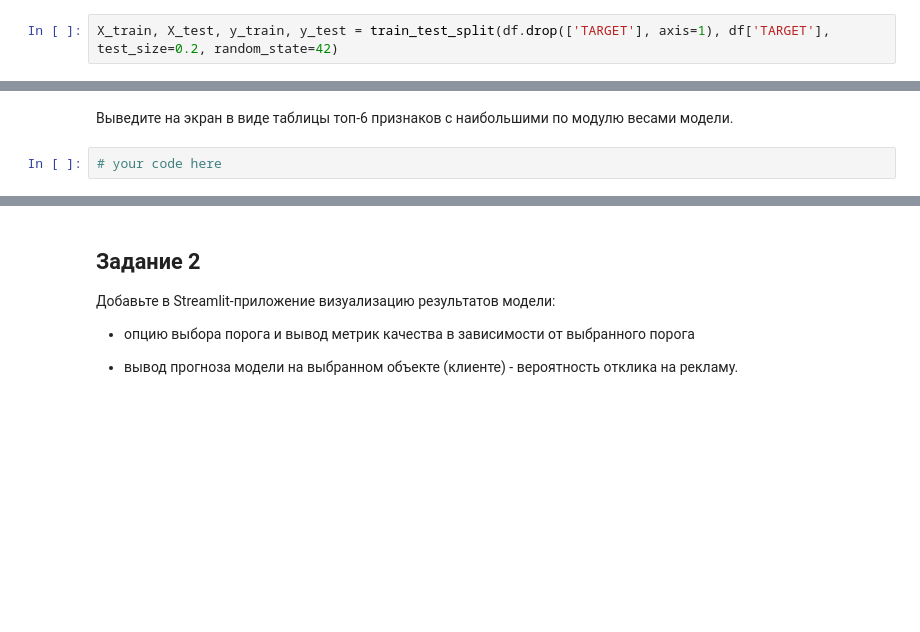
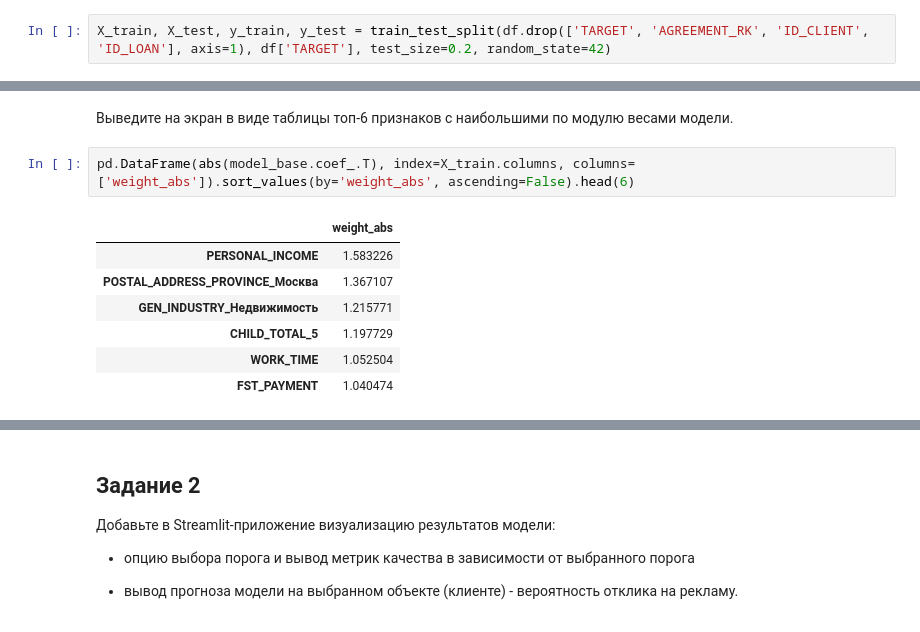
Before and after one commit to Chewye/hse_streamlit, a Jupyter notebook: model.ipynb, the cells around one changed output, grey strips where cells are left out. Saved outputs shown, nothing was run; the diff lists cells and outputs as text; blank space fills up the shorter version.

```diff
--- a/model.ipynb
+++ b/model.ipynb
@@ -160,7 +152,7 @@ df
 # %% [markdown]
 Разбейте данные на тренировочную и тестовую часть в пропорции 80% к 20%, зафиксируйте `random_state = 42`.
 # %%
-X_train, X_test, y_train, y_test = train_test_split(df.drop(['TARGET'], axis=1), df['TARGET'], test_size=0.2, random_state=42)
+X_train, X_test, y_train, y_test = train_test_split(df.drop(['TARGET', 'AGREEMENT_RK', 'ID_CLIENT', 'ID_LOAN'], axis=1), df['TARGET'], test_size=0.2, random_state=42)
 # %% [markdown]
 На тренировочных данных обучите линейную модель классификации для предсказания целевой переменной (столбец `TARGET`).
 
@@ -197,4 +253,12 @@ X_train, X_test, y_train, y_test = train_test_split(df.drop(['TARGET'], axis=1),
 # %% [markdown]
 Выведите на экран в виде таблицы топ-6 признаков с наибольшими по модулю весами модели.
-# %%
-# your code here
+# %%
+pd.DataFrame(abs(model_base.coef_.T), index=X_train.columns, columns=['weight_abs']).sort_values(by='weight_abs', ascending=False).head(6)
+# %% [output]
+|  | weight_abs |
+| PERSONAL_INCOME | 1.583226 |
+| POSTAL_ADDRESS_PROVINCE_Москва | 1.367107 |
+| GEN_INDUSTRY_Недвижимость | 1.215771 |
+| CHILD_TOTAL_5 | 1.197729 |
+| WORK_TIME | 1.052504 |
+| FST_PAYMENT | 1.040474 |
```
Also changed, not shown: parts of 28 cells of this notebook, 13 other files.
